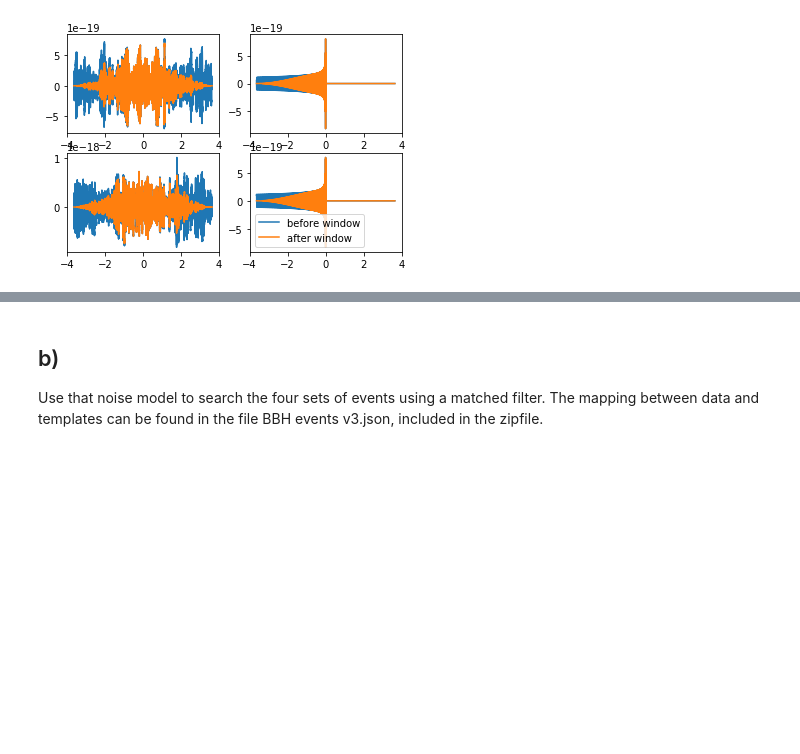
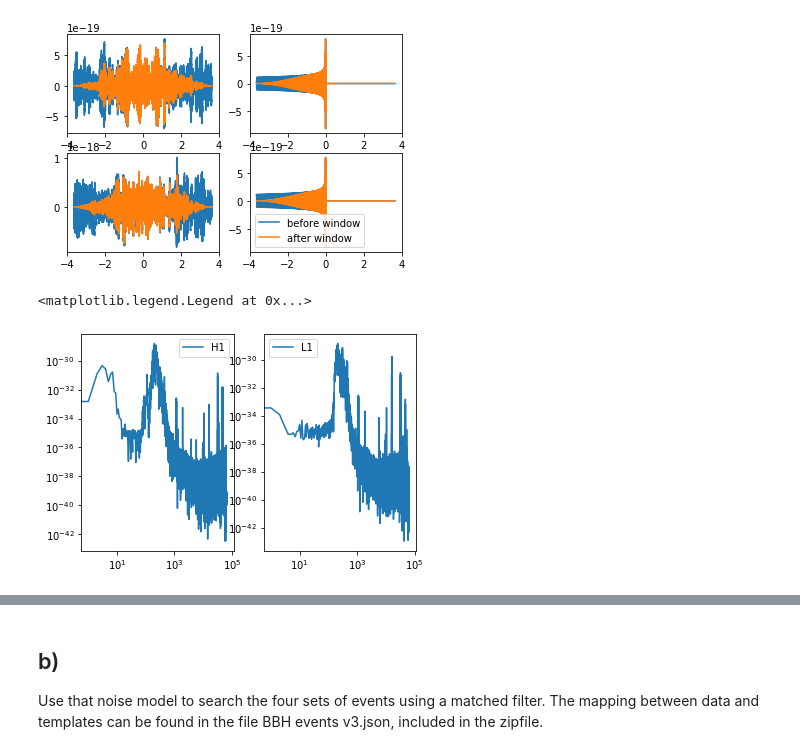
Before and after one commit to RphlFrmnt/PHYS512, a Jupyter notebook: LIGO_Assignment5/Assign_5.ipynb, the cells around one changed output, grey strips where cells are left out. Saved outputs shown, nothing was run; the diff lists cells and outputs as text; code cells hidden in the pictures; blank space fills up the shorter version.

```diff
--- a/LIGO_Assignment5/Assign_5.ipynb
+++ b/LIGO_Assignment5/Assign_5.ipynb
@@ -233,0 +230,14 @@ N = np.abs()
+# %%
+# Noise model
+# Let's define the noise as:
+N_st_H1 = np.abs(ft_st_H1_win)**2
+N_st_L1 = np.abs(ft_st_L1_win)**2
+#plot for vidual check
+fig, (ax1, ax2) = plt.subplots(1, 2)
+ax1.loglog(N_st_H1,label="H1")
+ax2.loglog(N_st_L1,label="L1")
+ax1.legend()
+ax2.legend()
+# %% [output]
+<matplotlib.legend.Legend at 0x...>
+[figure, added]
```
Also changed, not shown: parts of 3 cells of this notebook.
